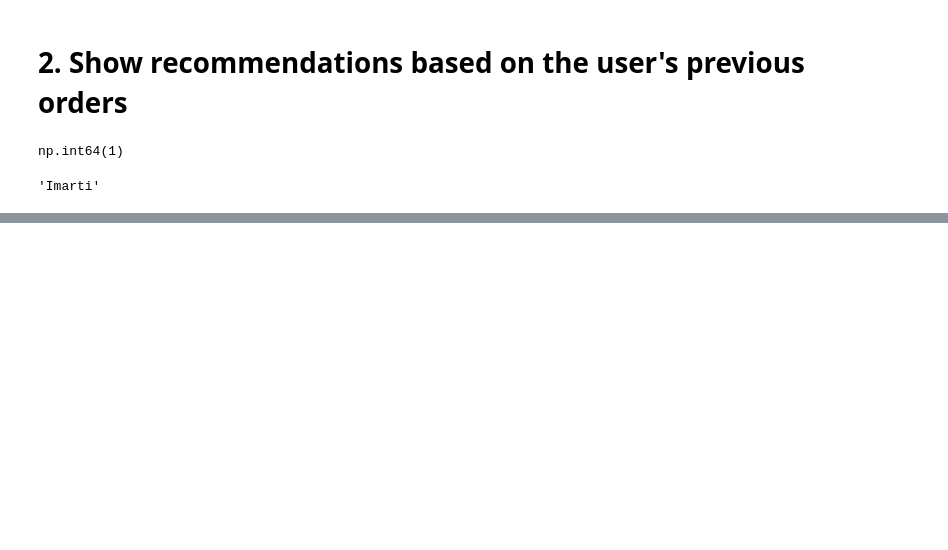
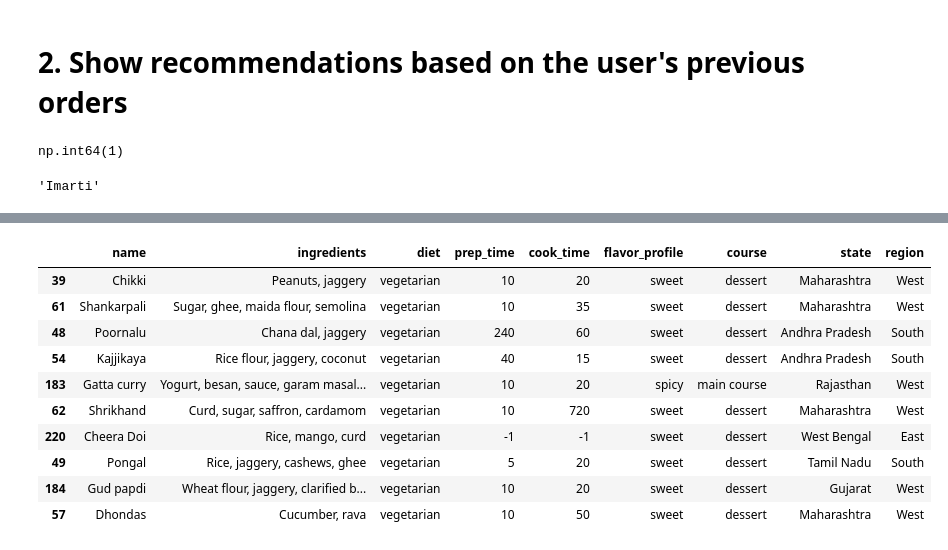
Before and after one commit to yehyaabk/restaurant-app-transformers, a Jupyter notebook: Find_Meals/meal_recommendation_system.ipynb, the cells around one changed output, grey strips where cells are left out. Cells and saved outputs as stored; diff of their text form; code cells hidden in the pictures; blank space fills up the shorter version.

```diff
--- a/Find_Meals/meal_recommendation_system.ipynb
+++ b/Find_Meals/meal_recommendation_system.ipynb
@@ -275,0 +318,32 @@ plt.show()
+# %%
+user_previous_search = [
+    "spicy chicken curry with garlic and ginger",
+    "paneer butter masala with creamy tomato gravy",
+    "vegetarian lentil curry with cumin and turmeric",
+    "crispy fried snack with potatoes and peas",
+    "sweet dessert made with milk and cardamom",
+    "north indian main course with rich gravy",
+    "spicy street food snack with chickpea flour",
+    "mild creamy curry with paneer and butter",
+    "fried appetizer with onions and spices",
+    "sweet syrupy dessert with nuts and saffron",
+    "healthy vegetarian dish with spinach and lentils",
+    "spicy chicken dish with yogurt and chili",
+    "crispy pakora with vegetables and spices",
+    "rich dessert with condensed milk and pistachios",
+    "vegetarian curry with mixed vegetables and spices"
+]
+# %%
+show_recommendations_from_search_history(user_previous_search)
+# %% [output]
+|  | name | ingredients | diet | prep_time | cook_time | flavor_profile | course | state | region |
+| 39 | Chikki | Peanuts, jaggery | vegetarian | 10 | 20 | sweet | dessert | Maharashtra | West |
+| 61 | Shankarpali | Sugar, ghee, maida flour, semolina | vegetarian | 10 | 35 | sweet | dessert | Maharashtra | West |
+| 48 | Poornalu | Chana dal, jaggery | vegetarian | 240 | 60 | sweet | dessert | Andhra Pradesh | South |
+| 54 | Kajjikaya | Rice flour, jaggery, coconut | vegetarian | 40 | 15 | sweet | dessert | Andhra Pradesh | South |
+| 183 | Gatta curry | Yogurt, besan, sauce, garam masal... | vegetarian | 10 | 20 | spicy | main course | Rajasthan | West |
+| 62 | Shrikhand | Curd, sugar, saffron, cardamom | vegetarian | 10 | 720 | sweet | dessert | Maharashtra | West |
+| 220 | Cheera Doi | Rice, mango, curd | vegetarian | -1 | -1 | sweet | dessert | West Bengal | East |
+| 49 | Pongal | Rice, jaggery, cashews, ghee | vegetarian | 5 | 20 | sweet | dessert | Tamil Nadu | South |
+| 184 | Gud papdi | Wheat flour, jaggery, clarified b... | vegetarian | 10 | 20 | sweet | dessert | Gujarat | West |
+| 57 | Dhondas | Cucumber, rava | vegetarian | 10 | 50 | sweet | dessert | Maharashtra | West |
```
Also changed, not shown: parts of 11 cells of this notebook.
